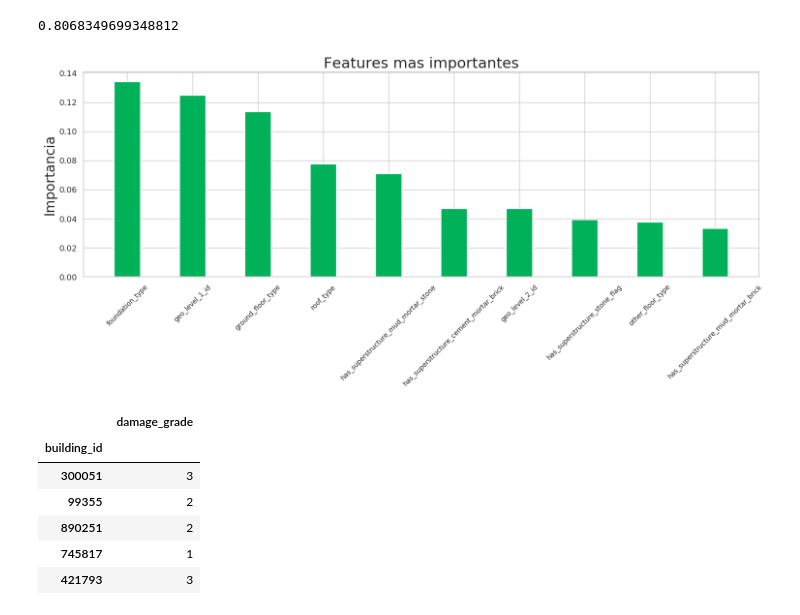
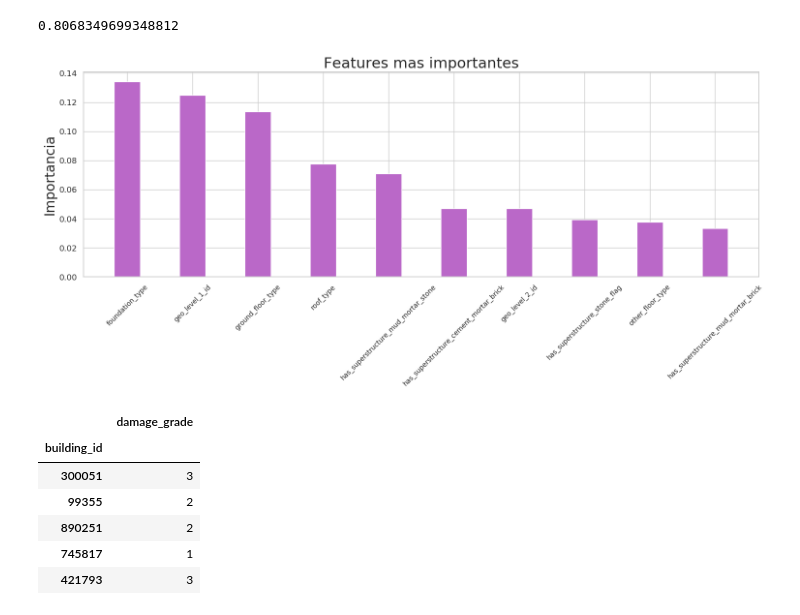
Before and after one commit to fedepenic/TP2-OrganizacionDeDatos, a Jupyter notebook: XGBoostOptimizado.ipynb, the cells around one changed output. Drawn from its saved outputs; the diff is of its cells as text; code cells hidden in the pictures.

Commit message:
cambio el color del grafico

```diff
--- a/XGBoostOptimizado.ipynb
+++ b/XGBoostOptimizado.ipynb
@@ -210,23 +210,23 @@ f1_score(y, xgb_cls.predict(X), average='micro')
 # %%
 ###grafico de features mas importantes para el modelo
 ###a zip pasarle array las columnas del set de train
 ###y array de feature importances
 top_10=sorted(zip(X.columns,xgb_cls.feature_importances_),key=lambda x:x[1],reverse=True)[:10]
 #paso a lista para graficar
 features_names = [x[0] for x in top_10]
 feature_importances = [x[1] for x in top_10]
 
 #estilizo el bar plot
 plt.figure(figsize = (18, 5.5))
 plt.rc('xtick',labelsize=10)
 plt.rc('ytick',labelsize=12)
-plt.bar(features_names, feature_importances, color ='#00b159', width = 0.4)
+plt.bar(features_names, feature_importances, color ='#ba68c8', width = 0.4)
 plt.title("Features mas importantes", fontsize=22)
 plt.ylabel("Importancia", fontsize=20)
 plt.xticks(rotation=45)
 plt.show()
 # %% [output]
-[figure, old version]
+[figure, new version]
 # %%
 submission_format=pd.read_csv('submission_format.csv',index_col='building_id')
 submission = pd.DataFrame(data=xgb_cls.predict(get_features(test_values).set_index('building_id')),
```
